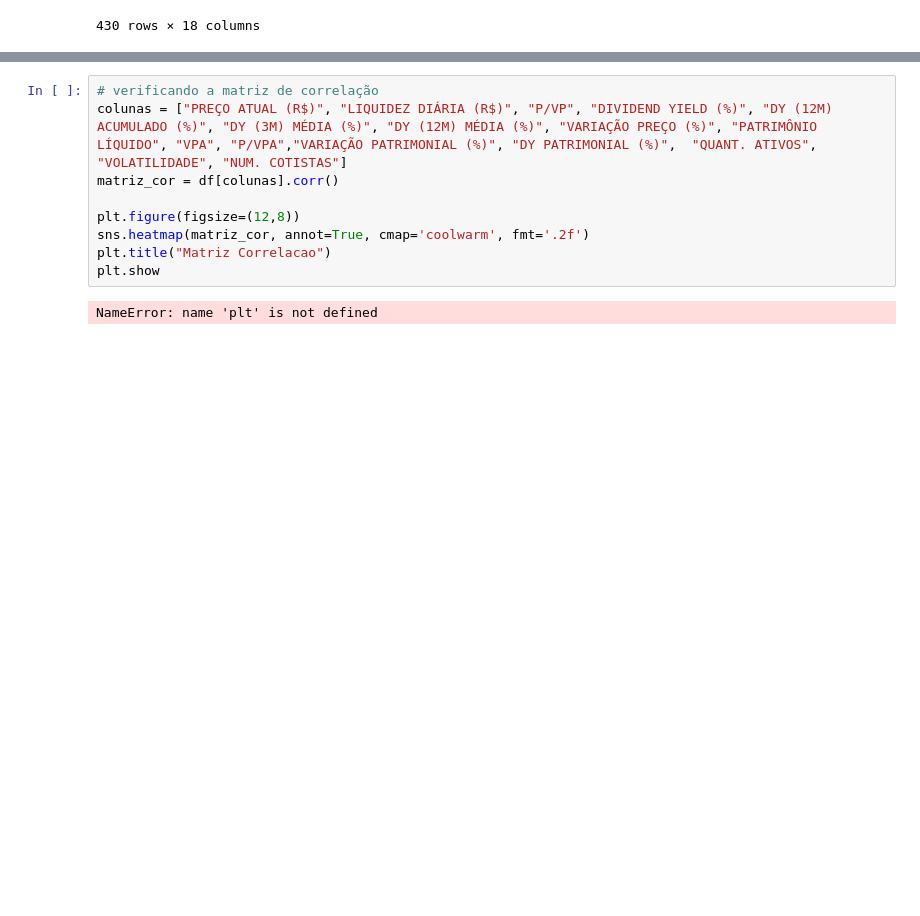
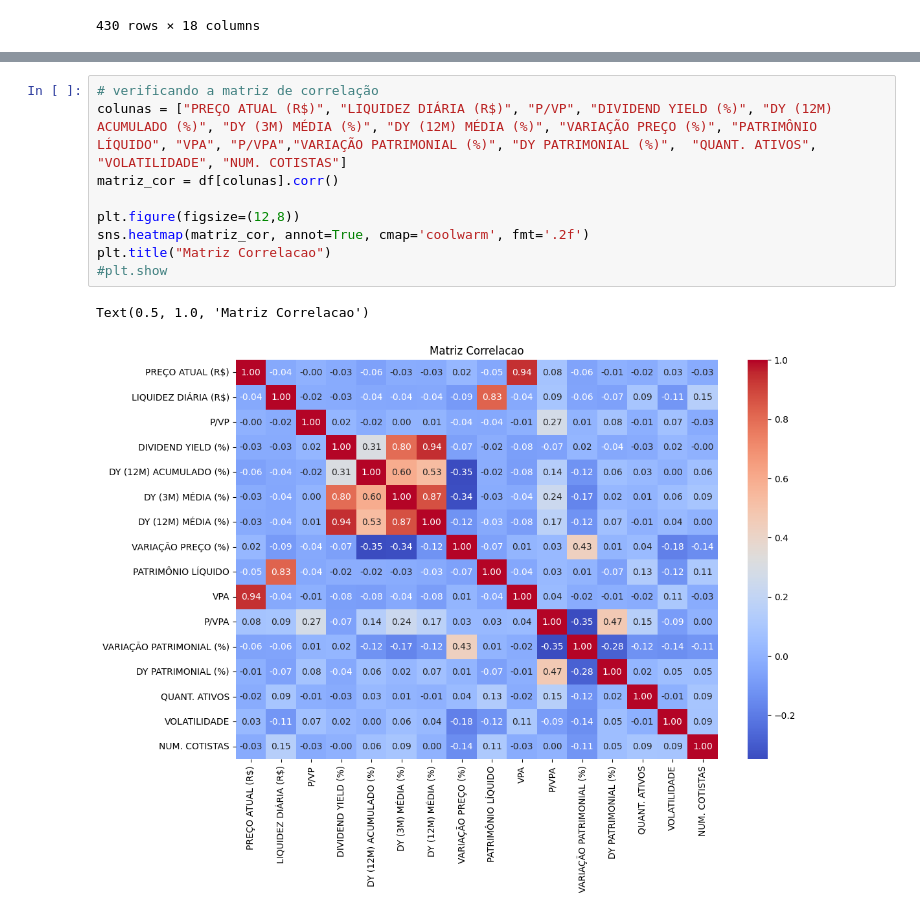
Before and after one commit to P3droSilva/Trabalho2-Mineracao, a Jupyter notebook: Script.ipynb, the cells around one changed output, grey strips where cells are left out. Saved outputs shown, nothing was run; the diff lists cells and outputs as text; blank space fills up the shorter version.

```diff
--- a/Script.ipynb
+++ b/Script.ipynb
@@ -107,11 +102,12 @@ df
 # %%
 # verificando a matriz de correlação
 colunas = ["PREÇO ATUAL (R$)", "LIQUIDEZ DIÁRIA (R$)", "P/VP", "DIVIDEND YIELD (%)", "DY (12M) ACUMULADO (%)", "DY (3M) MÉDIA (%)", "DY (12M) MÉDIA (%)", "VARIAÇÃO PREÇO (%)", "PATRIMÔNIO LÍQUIDO", "VPA", "P/VPA","VARIAÇÃO PATRIMONIAL (%)", "DY PATRIMONIAL (%)",	"QUANT. ATIVOS", "VOLATILIDADE", "NUM. COTISTAS"]
 matriz_cor = df[colunas].corr()
 
 plt.figure(figsize=(12,8))
 sns.heatmap(matriz_cor, annot=True, cmap='coolwarm', fmt='.2f')
 plt.title("Matriz Correlacao")
-plt.show
+#plt.show
 # %% [output]
-NameError: name 'plt' is not defined
+Text(0.5, 1.0, 'Matriz Correlacao')
+[figure, added]
```
Also changed, not shown: parts of 9 cells of this notebook.
